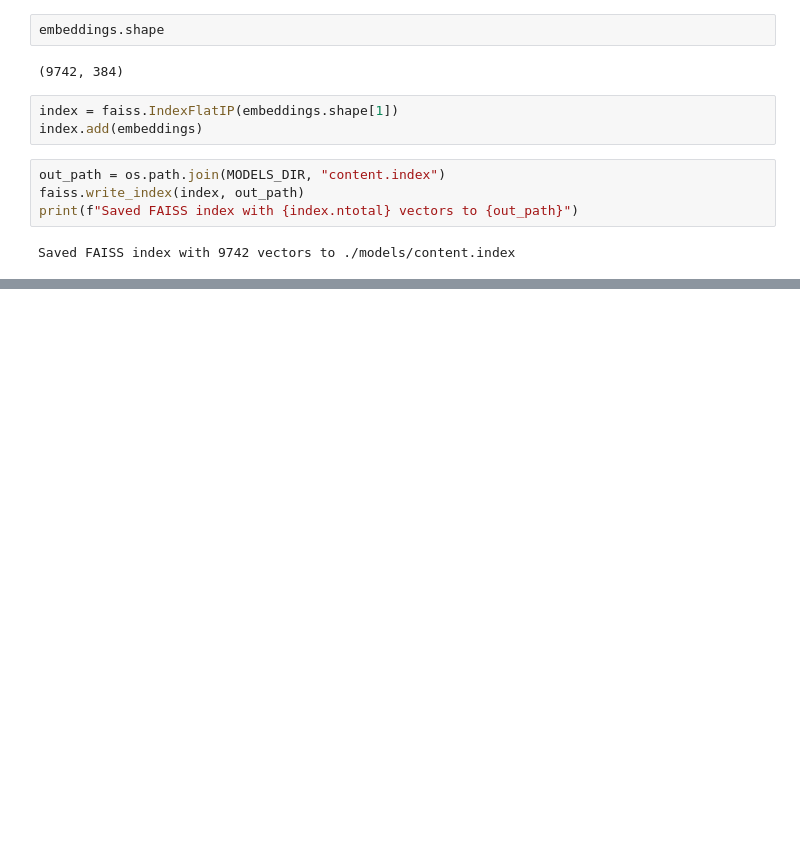
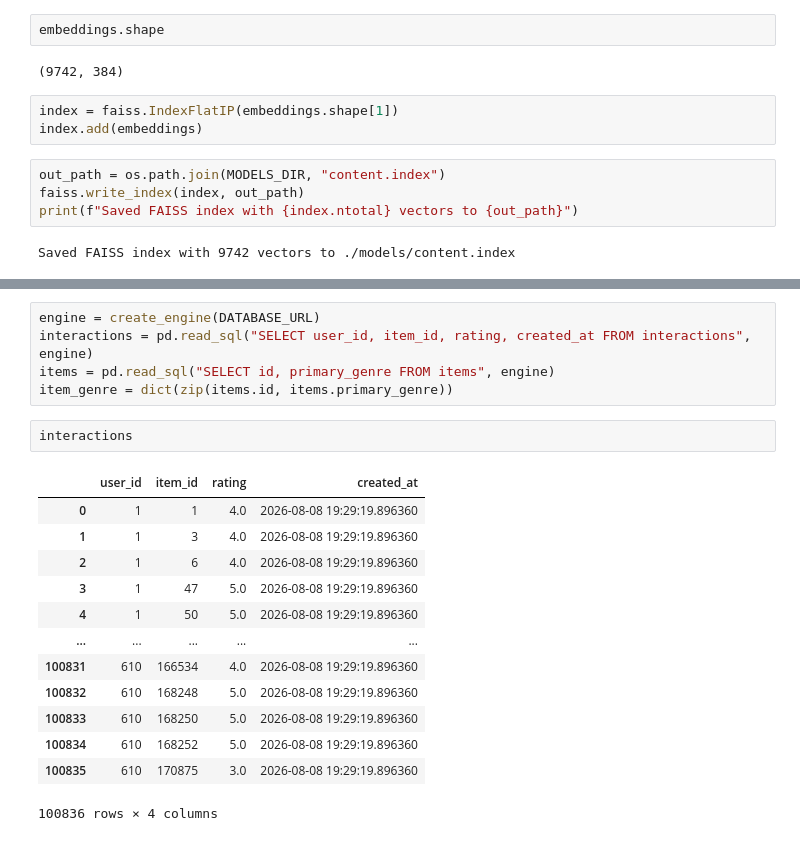
Before and after one commit to IamAbhinav01/RENET---Movie-Recomendation-Backend, a Jupyter notebook: RENET.ipynb, the cells around one changed output, grey strips where cells are left out. Cells and saved outputs as stored; diff of their text form; blank space fills up the shorter version.

```diff
--- a/RENET.ipynb
+++ b/RENET.ipynb
@@ -466,0 +495,21 @@ Saved FAISS index with 9742 vectors to ./models/content.index
+# %%
+engine = create_engine(DATABASE_URL)
+interactions = pd.read_sql("SELECT user_id, item_id, rating, created_at FROM interactions", engine)
+items = pd.read_sql("SELECT id, primary_genre FROM items", engine)
+item_genre = dict(zip(items.id, items.primary_genre))
+# %%
+interactions
+# %% [output]
+|  | user_id | item_id | rating | created_at |
+| 0 | 1 | 1 | 4.0 | 2026-08-08 19:29:19.896360 |
+| 1 | 1 | 3 | 4.0 | 2026-08-08 19:29:19.896360 |
+| 2 | 1 | 6 | 4.0 | 2026-08-08 19:29:19.896360 |
+| 3 | 1 | 47 | 5.0 | 2026-08-08 19:29:19.896360 |
+| 4 | 1 | 50 | 5.0 | 2026-08-08 19:29:19.896360 |
+| ... | ... | ... | ... | ... |
+| 100831 | 610 | 166534 | 4.0 | 2026-08-08 19:29:19.896360 |
+| 100832 | 610 | 168248 | 5.0 | 2026-08-08 19:29:19.896360 |
+| 100833 | 610 | 168250 | 5.0 | 2026-08-08 19:29:19.896360 |
+| 100834 | 610 | 168252 | 5.0 | 2026-08-08 19:29:19.896360 |
+| 100835 | 610 | 170875 | 3.0 | 2026-08-08 19:29:19.896360 |
+100836 rows × 4 columns
```
Also changed, not shown: parts of 6 cells of this notebook.
